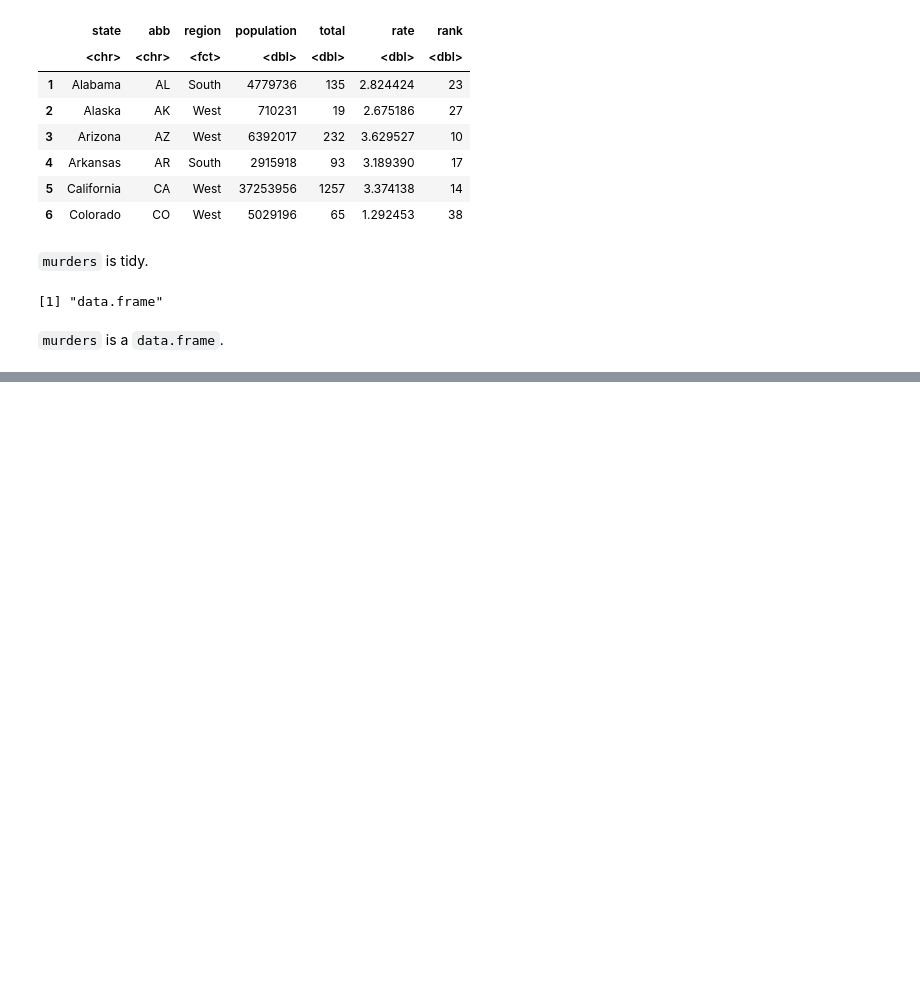
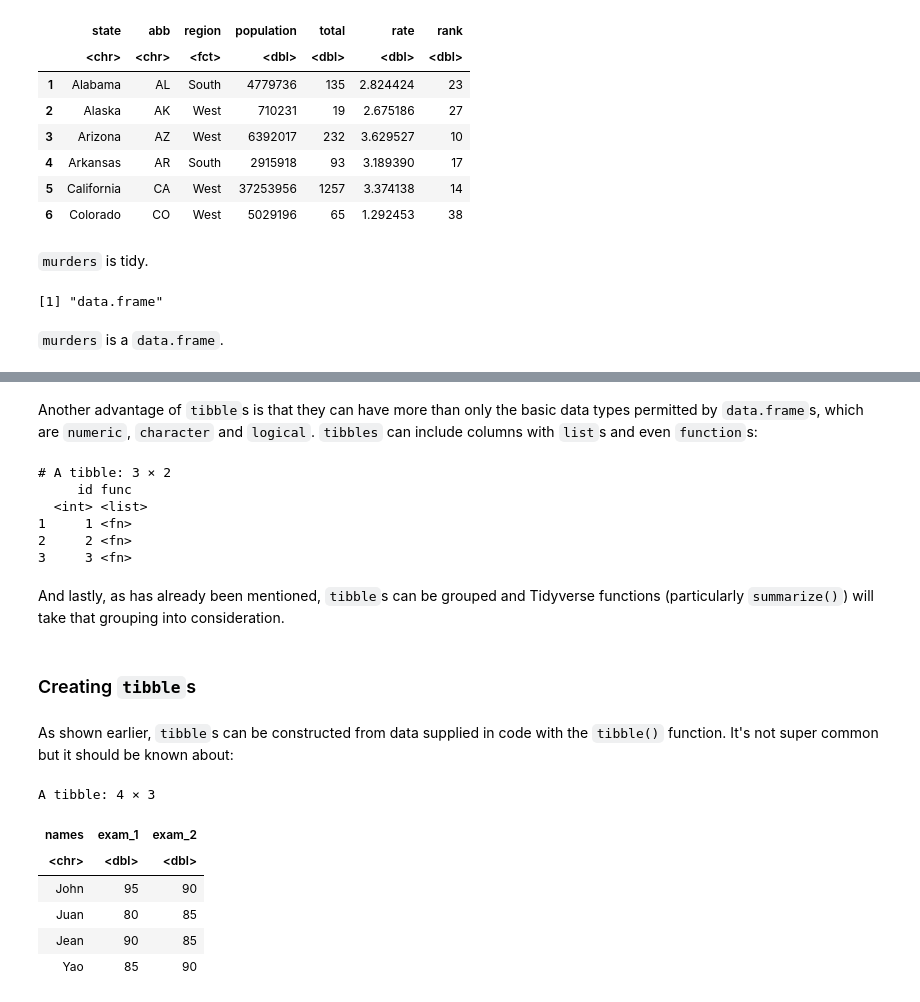
Before and after one commit to readyready15728/data-wrangling-and-visualization-with-r, a Jupyter notebook: 04_the_tidyverse/04_the_tidyverse.ipynb, the cells around one changed output, grey strips where cells are left out. Saved outputs shown, nothing was run; the diff lists cells and outputs as text; code cells hidden in the pictures; blank space fills up the shorter version.

```diff
--- a/04_the_tidyverse/04_the_tidyverse.ipynb
+++ b/04_the_tidyverse/04_the_tidyverse.ipynb
@@ -910,0 +1118,31 @@ class(murders)
+# %% [markdown]
+Another advantage of `tibble`s is that they can have more than only the basic data types permitted by `data.frame`s, which are `numeric`, `character` and `logical`. `tibbles` can include columns with `list`s and even `function`s:
+# %%
+# JupyterLab won't display this without print()
+tibble(id = 1:3, func = c(mean, median, sd)) |> print()
+# %% [output]
+# A tibble: 3 × 2
+     id func
+  <int> <list>
+1     1 <fn>
+2     2 <fn>
+3     3 <fn>
+# %% [markdown]
+And lastly, as has already been mentioned, `tibble`s can be grouped and Tidyverse functions (particularly `summarize()`) will take that grouping into consideration.
+# %% [markdown]
+### Creating `tibble`s
+# %% [markdown]
+As shown earlier, `tibble`s can be constructed from data supplied in code with the `tibble()` function. It's not super common but it should be known about:
+# %%
+grades <- tibble(names = c('John', 'Juan', 'Jean', 'Yao'),
+                 exam_1 = c(95, 80, 90, 85),
+                 exam_2 = c(90, 85, 85, 90))
+grades
+# %% [output]
+A tibble: 4 × 3
+| names | exam_1 | exam_2 |
+| <chr> | <dbl> | <dbl> |
+| John | 95 | 90 |
+| Juan | 80 | 85 |
+| Jean | 90 | 85 |
+| Yao | 85 | 90 |
```
Also changed, not shown: parts of 53 cells of this notebook.
